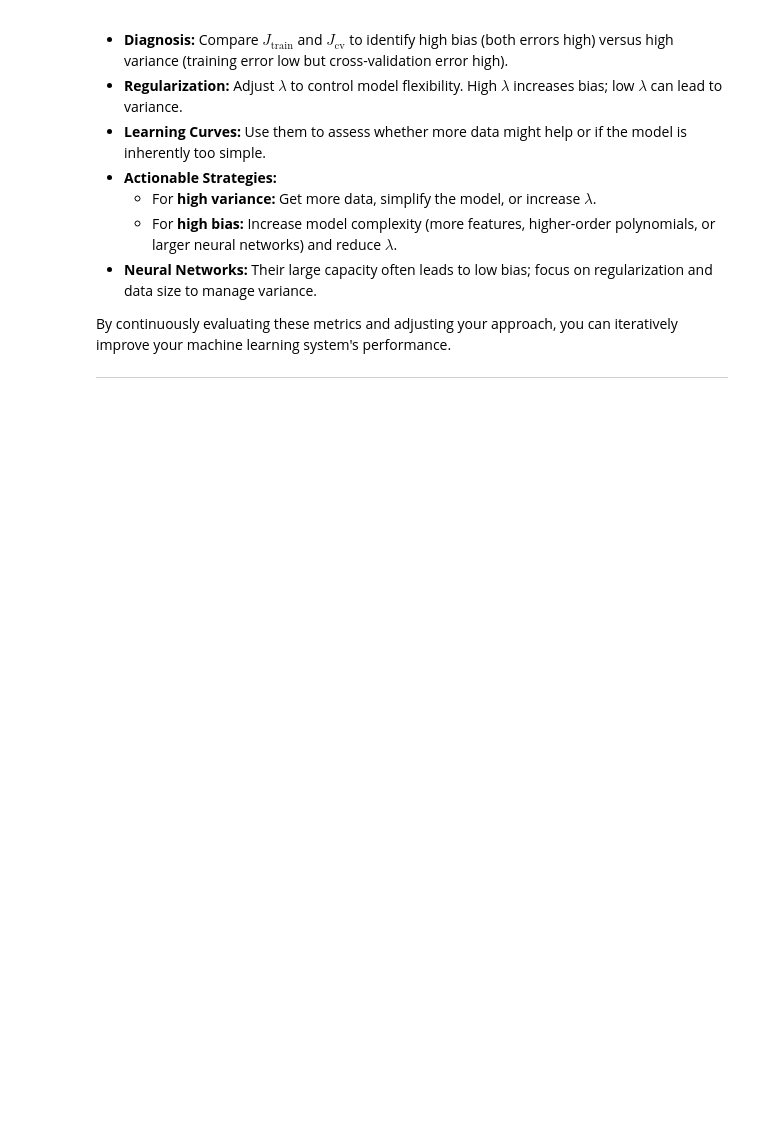
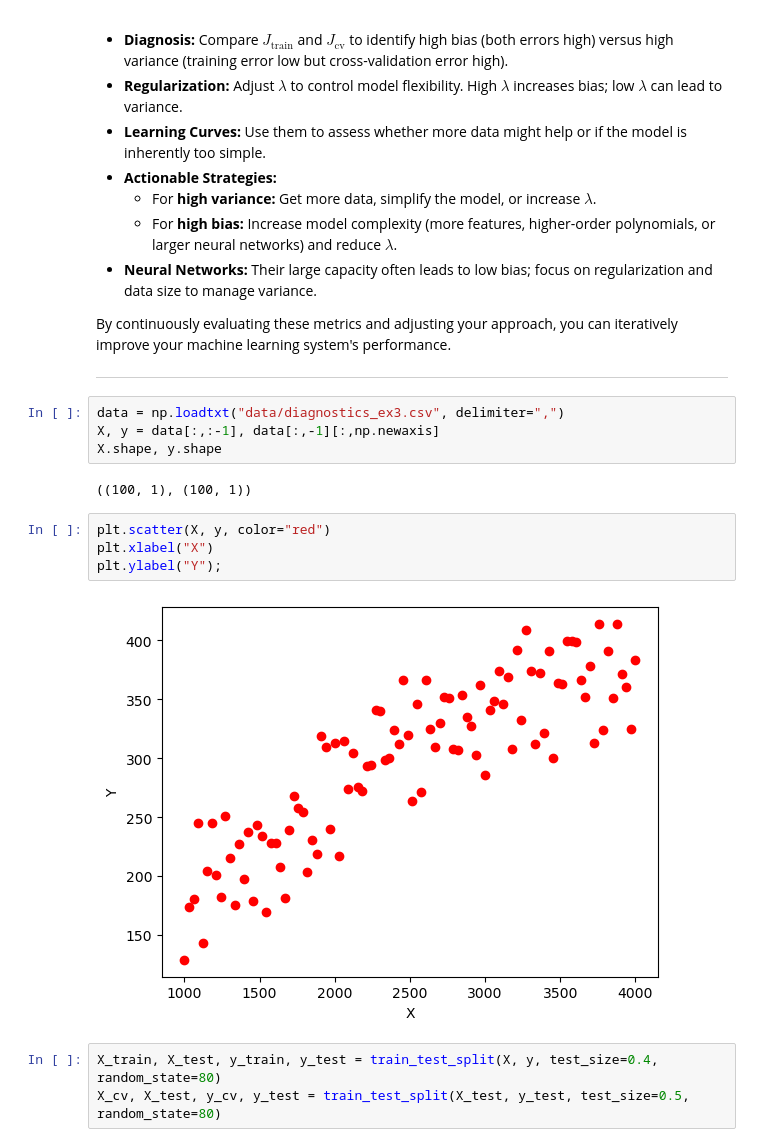
Before and after one commit to AidenHadisi/ml-journey, a Jupyter notebook: l008_diagnostics.ipynb, the cells around one changed output. Drawn from its saved outputs; the diff is of its cells as text; blank space fills up the shorter version.

```diff
--- a/l008_diagnostics.ipynb
+++ b/l008_diagnostics.ipynb
@@ -601,3 +603,18 @@ It almost never hurts to use a larger neural network as long as you regularize p
 By continuously evaluating these metrics and adjusting your approach, you can iteratively improve your machine learning system's performance.
 
 ---
+# %%
+data = np.loadtxt("data/diagnostics_ex3.csv", delimiter=",")
+X, y = data[:,:-1], data[:,-1][:,np.newaxis]
+X.shape, y.shape
+# %% [output]
+((100, 1), (100, 1))
+# %%
+plt.scatter(X, y, color="red")
+plt.xlabel("X")
+plt.ylabel("Y");
+# %% [output]
+[figure, added]
+# %%
+X_train, X_test, y_train, y_test = train_test_split(X, y, test_size=0.4, random_state=80)
+X_cv, X_test, y_cv, y_test = train_test_split(X_test, y_test, test_size=0.5, random_state=80)
```
Also changed, not shown: parts of 15 cells of this notebook, 7 other files.
